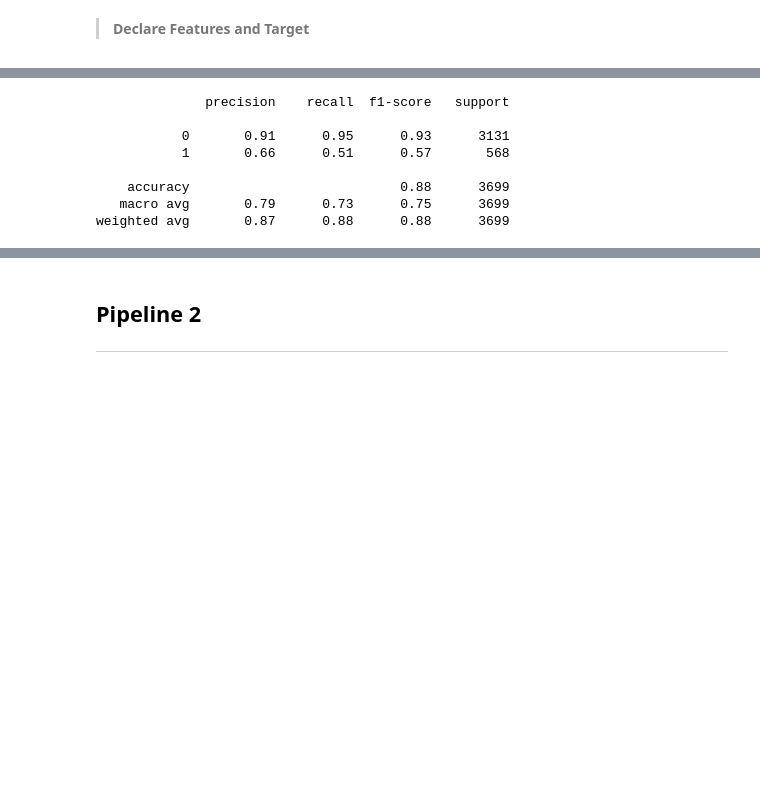
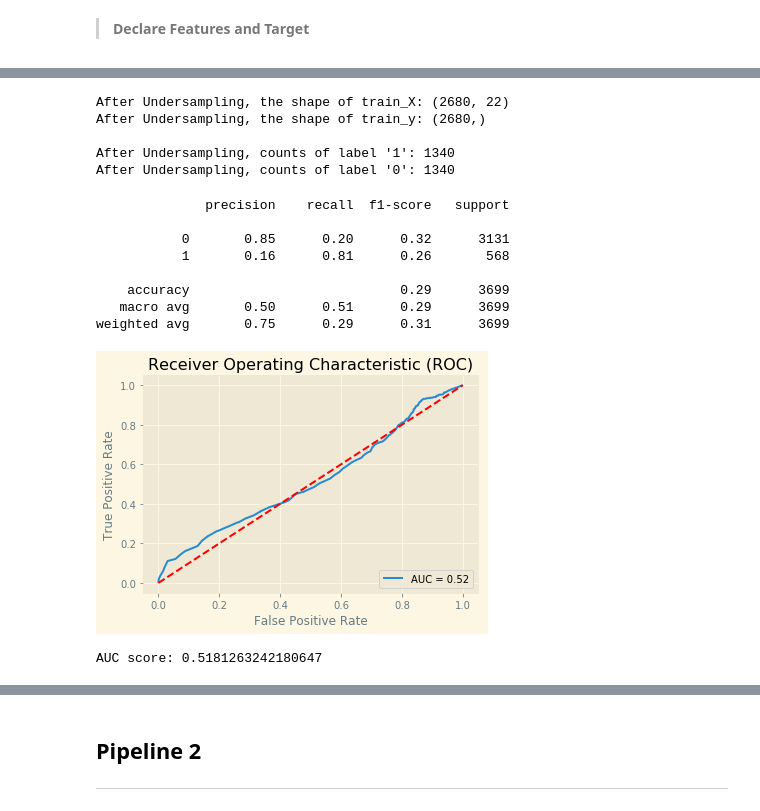
Before and after one commit to fairfield-university-ba545/project2-mtb, a Jupyter notebook: 8.6_Random_Forest.ipynb, the cells around one changed output, grey strips where cells are left out. Saved outputs shown, nothing was run; the diff lists cells and outputs as text; code cells hidden in the pictures; blank space fills up the shorter version.

```diff
--- a/8.6_Random_Forest.ipynb
+++ b/8.6_Random_Forest.ipynb
@@ -71,13 +268,45 @@ y_pred = clf.predict(X_test)
+# %%
+# apply near miss
+nr = NearMiss(random_state=2019)
+
+# resample the training dataset
+X_train_miss, y_train_miss = nr.fit_sample(X_train, y_train)
+
+print('After Undersampling, the shape of train_X: {}'.format(X_train_miss.shape))
+print('After Undersampling, the shape of train_y: {} \n'.format(y_train_miss.shape))
+
+print("After Undersampling, counts of label '1': {}".format(sum(y_train_miss == 1)))
+print("After Undersampling, counts of label '0': {}".format(sum(y_train_miss == 0)))
+# %% [output]
+After Undersampling, the shape of train_X: (2680, 22)
+After Undersampling, the shape of train_y: (2680,)
+
+After Undersampling, counts of label '1': 1340
+After Undersampling, counts of label '0': 1340
 # %%
+#Create a Gaussian Classifier
+clf2 = RandomForestClassifier(n_estimators=100,random_state=2019)
+
+#Train the model using the training sets y_pred=clf.predict(X_test)
+clf2.fit(X_train_miss, y_train_miss)
+
+y_pred = clf2.predict(X_test)
+
 #check the predictive performance using the actual and predicted values
 from sklearn.metrics import classification_report, confusion_matrix
 print(classification_report(y_test, y_pred))
 # %% [output]
               precision    recall  f1-score   support
 
-           0       0.91      0.95      0.93      3131
-           1       0.66      0.51      0.57       568
+           0       0.85      0.20      0.32      3131
+           1       0.16      0.81      0.26       568
 
-    accuracy                           0.88      3699
-   macro avg       0.79      0.73      0.75      3699
-weighted avg       0.87      0.88      0.88      3699
+    accuracy                           0.29      3699
+   macro avg       0.50      0.51      0.29      3699
+weighted avg       0.75      0.29      0.31      3699
+# %%
+# apply function to plot the ROC Curve
+roc_curve(X_test=X_test, y_test=y_test, model=clf2)
+# %% [output]
+[figure, added]
+AUC score: 0.5181263242180647
```
Also changed, not shown: parts of 150 cells of this notebook, 4 other files.
